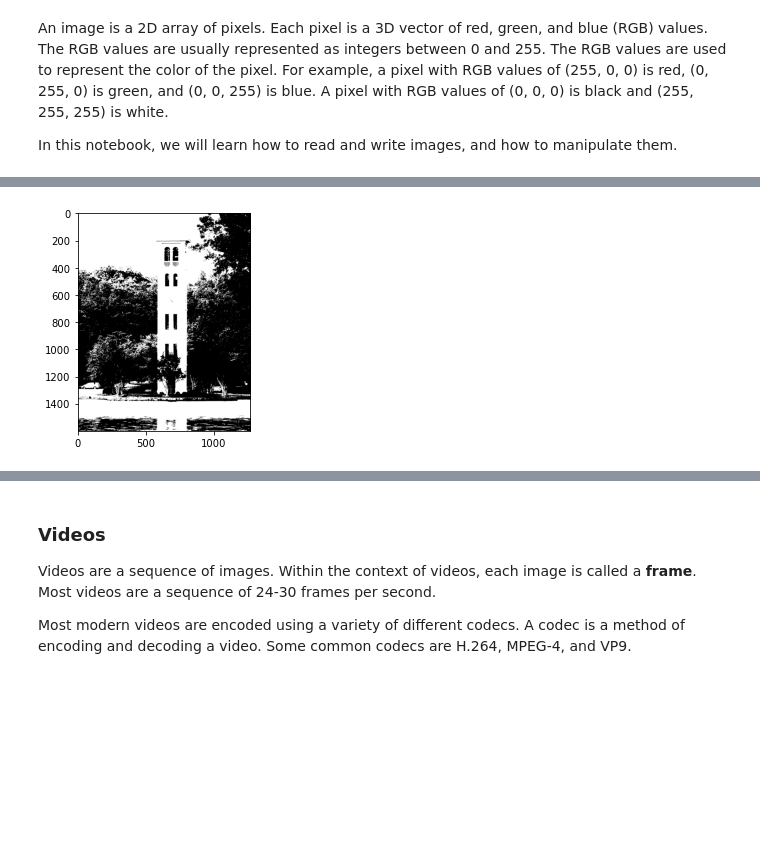
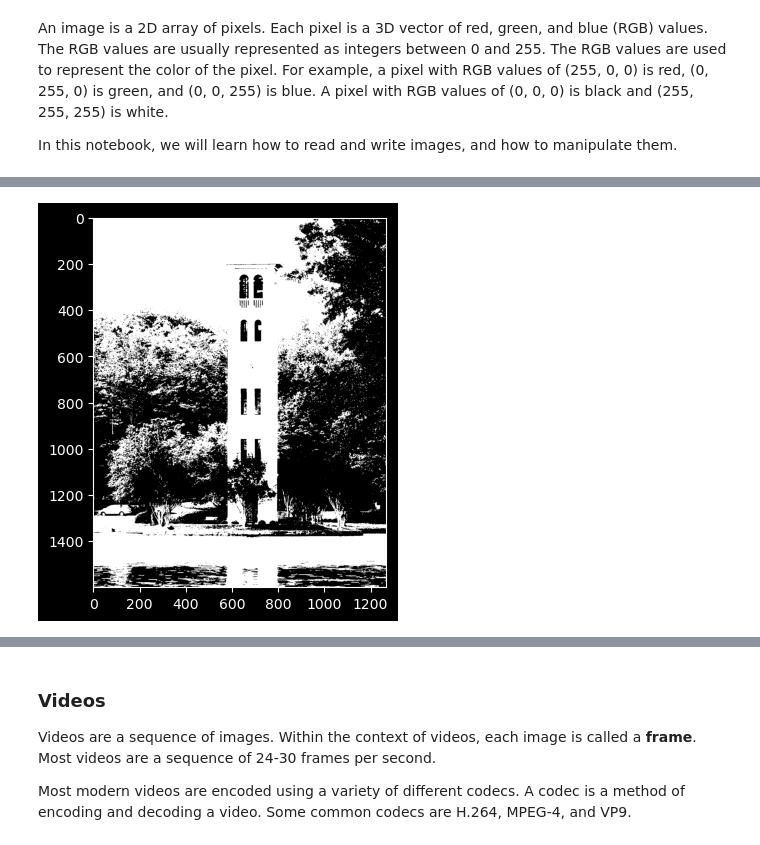
Before and after one commit to fahadsultan/csc272, a Jupyter notebook: encoding/images.ipynb, the cells around one changed output, grey strips where cells are left out. Cells and saved outputs as stored; diff of their text form; code cells hidden in the pictures; blank space fills up the shorter version.

Commit message:
images data

```diff
--- a/encoding/images.ipynb
+++ b/encoding/images.ipynb
@@ -9,6 +9,8 @@ import numpy as np
 import matplotlib.pyplot as plt
 import pandas as pd
 
+plt.style.use('dark_background')
+
 # Read an image
 img = plt.imread('https://raw.githubusercontent.com/fahadsultan/csc272/main/data/belltower.png');
 plt.imshow(img);
@@ -39,9 +41,9 @@ plt.colorbar();
 # %%
 # Threshold the image
-img_thresh = img_gray > 100
+img_thresh = img_gray > 0.5
 plt.imshow(img_thresh, cmap='gray');
 # %% [output]
-[figure, old version]
+[figure, new version]
 # %%
 ## Crop the image
 img_crop = img_df.iloc[:700, :700]
```
Also changed, not shown: parts of 7 cells of this notebook.
